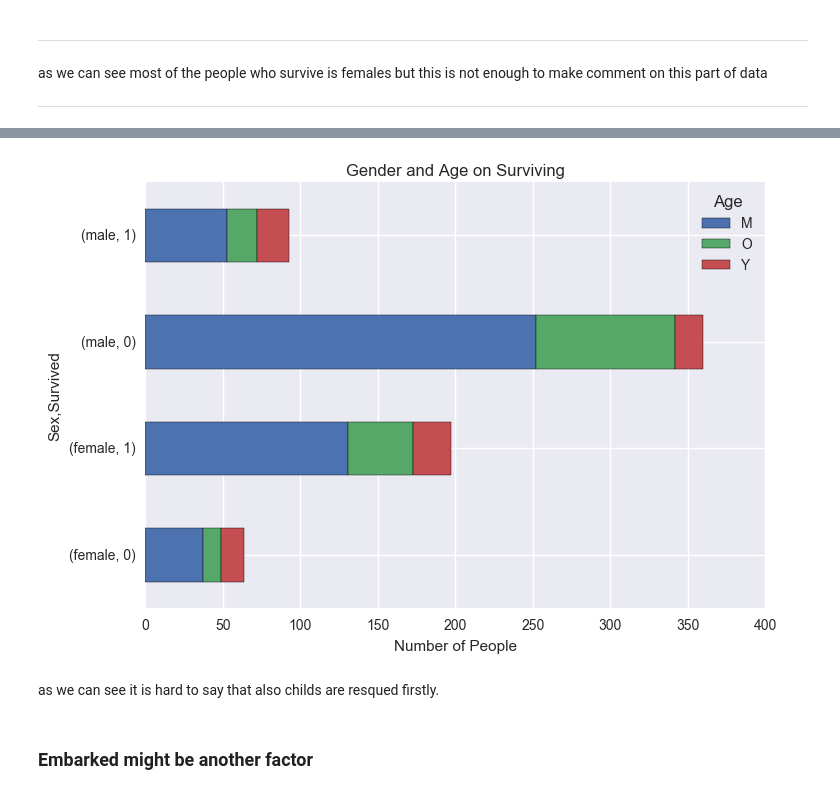
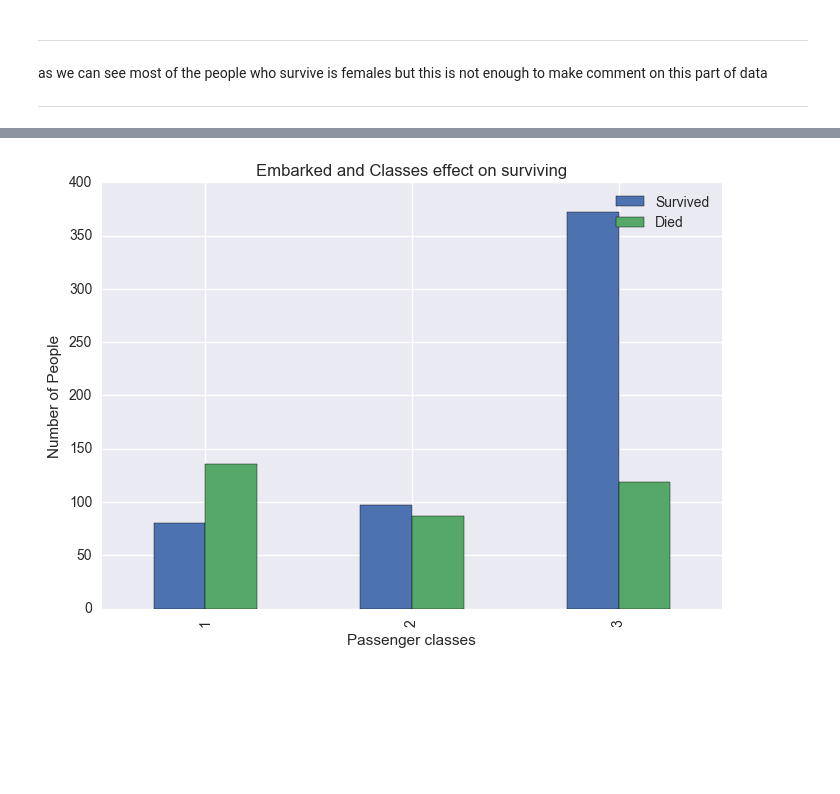
Before and after one commit to AhmetHamzaEmra/Data-Analyst-Nanodegree-, a Jupyter notebook: Titanic_Analysis.ipynb, the cells around one changed output, grey strips where cells are left out. Saved outputs shown, nothing was run; the diff lists cells and outputs as text; code cells hidden in the pictures; blank space fills up the shorter version.

```diff
--- a/Titanic_Analysis.ipynb
+++ b/Titanic_Analysis.ipynb
@@ -81,0 +78,17 @@ Name: Survived, dtype: float64
+# %%
+average_age_titanic    =titanic_df['Age'].mean()
+std_age_titanic        =titanic_df['Age'].std()
+count_nan_age_titanic  =titanic_df['Age'].isnull().sum()
+
+rand_1=np.random.randint(average_age_titanic-std_age_titanic,average_age_titanic+std_age_titanic, size=count_nan_age_titanic)
+# plot original Age values
+# fill NaN values in Age column with random values generated
+titanic_df["Age"][np.isnan(titanic_df["Age"])] = rand_1
+#convert them to int
+titanic_df['Age']=titanic_df['Age'].astype(int)
+
+titanic_df['Age'].hist(bins=70)
+plt.title('Ages of peoples in Titanic')
+plt.xlabel('Ages')
+plt.ylabel('Number of people')
+plt.show()
@@ -146,0 +172,3 @@ age_gender
+# %%
+df2 =titanic_df.groupby(['Survived', 'Pclass'])['PassengerId'].count().unstack('Survived').fillna(0)
+df2
@@ -147,12 +181,9 @@ age_gender
 # %%
-age_gender.plot(kind='barh', stacked=True)
-plt.title("Gender and Age on Surviving")
-plt.xlabel("Number of People")
+df2[[0, 1]].plot(kind='bar', stacked=False)
+plt.title('Embarked and Classes effect on surviving')
+plt.ylabel('Number of People')
+plt.xlabel("Passenger classes")
+plt.legend(['Survived', 'Died'])
 plt.show()
 # %% [output]
-[figure, old version]
+[figure, new version]
-# %% [markdown]
-as we can see it is hard to say that also childs are resqued firstly.
-# %% [markdown]
-###
-### Embarked might be another factor
```
Also changed, not shown: parts of 40 cells of this notebook.
